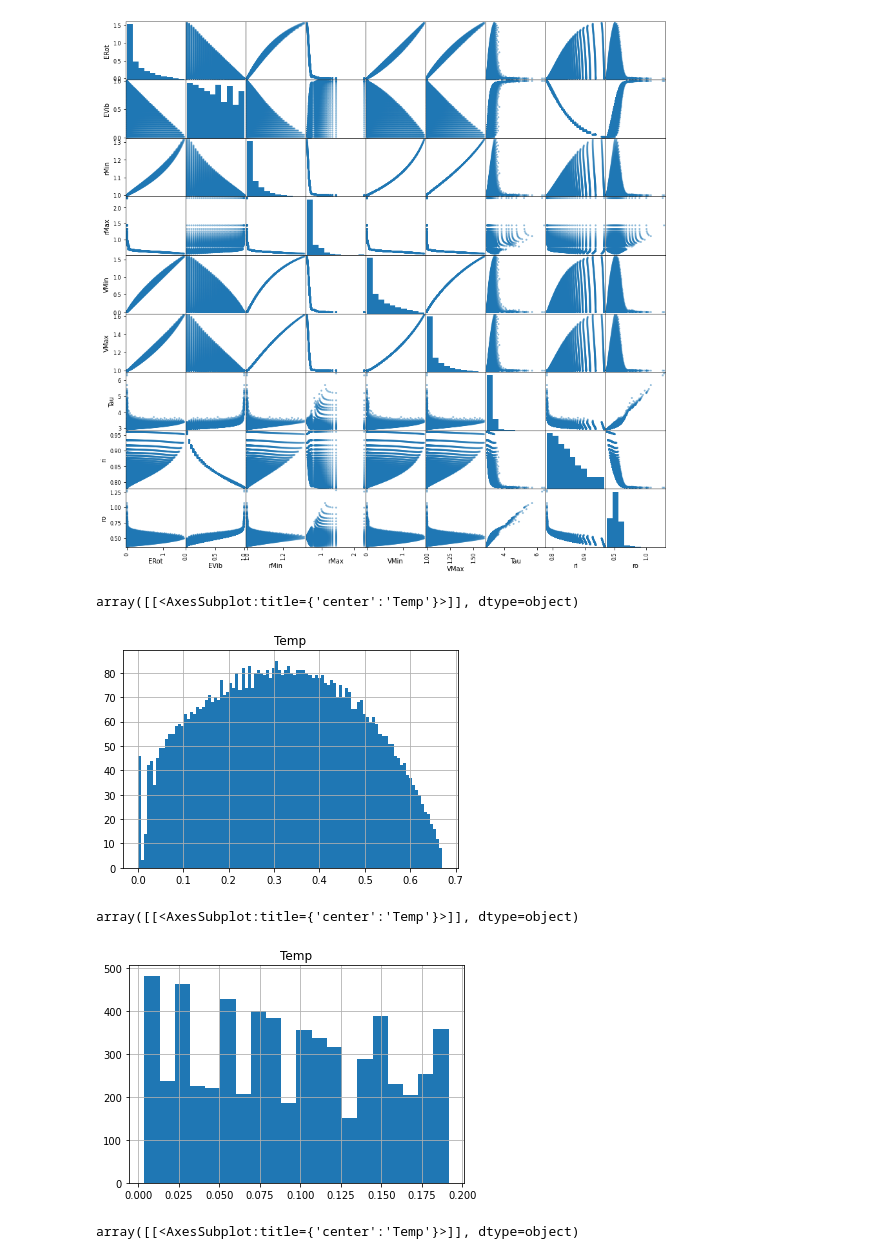
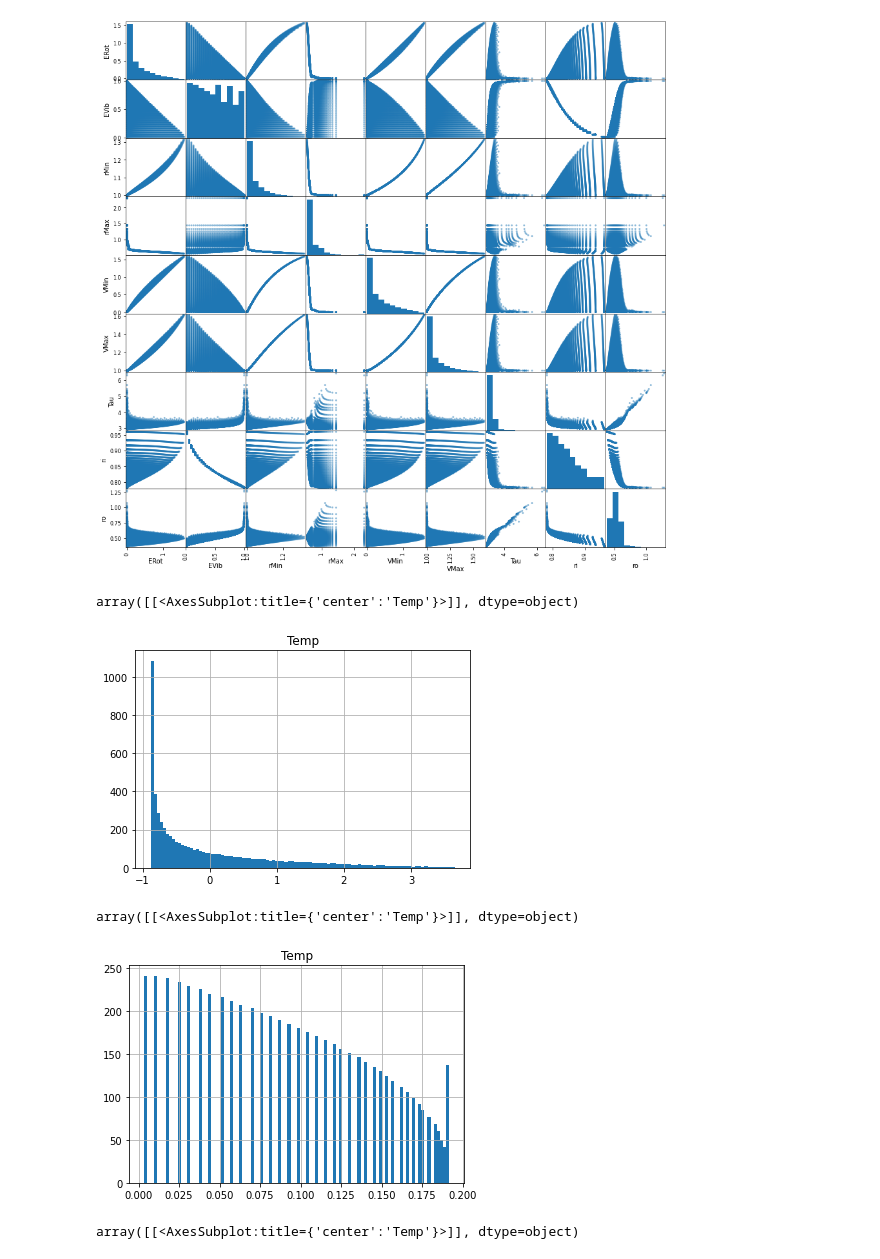
Before and after one commit to simoneventuri/SurQCT, a Jupyter notebook: scripts/preprocessing/Preprocess_Variables.ipynb, the cells around one changed output. Drawn from its saved outputs; the diff is of its cells as text; code cells hidden in the pictures.

Commit message:
Ready to Train for O3 Big Data

```diff
--- a/scripts/preprocessing/Preprocess_Variables.ipynb
+++ b/scripts/preprocessing/Preprocess_Variables.ipynb
@@ -95,19 +98,27 @@ for iMol in range(NMolecules):
 # %%
 ### ERot
 
-LevelsDataNew['Temp']  = (LevelsData.ERot.to_numpy())**(1/3)
+Mean = LevelsData.ERot.mean()
+Std  = LevelsData.ERot.std()
+
+#LevelsDataNew['Temp']  = LevelsData.ERot.to_numpy()
+LevelsDataNew['Temp']  = (LevelsData.ERot.to_numpy() - Mean)/Std
 LevelsDataNew.hist(bins=100, column=['Temp'])
 # %% [output]
 array([[<AxesSubplot:title={'center':'Temp'}>]], dtype=object)
-[figure, old version]
+[figure, new version]
 # %%
-### Vib
+### EVib
 
-LevelsDataNew['Temp']  = (LevelsData.EVib.to_numpy())#**(1/3)
-LevelsDataNew.hist(bins=20, column=['Temp'])
+Mean = LevelsData.EVib.mean()
+Std  = LevelsData.EVib.std()
+
+LevelsDataNew['Temp']  = LevelsData.EVib.to_numpy()
+#LevelsDataNew['Temp']  = (LevelsData.EVib.to_numpy() - Mean)/Std
+LevelsDataNew.hist(bins=100, column=['Temp'])
 # %% [output]
 array([[<AxesSubplot:title={'center':'Temp'}>]], dtype=object)
-[figure, old version]
+[figure, new version]
 # %%
 ### rIn
 
```
Also changed, not shown: parts of 2 cells of this notebook, 3 other files.
